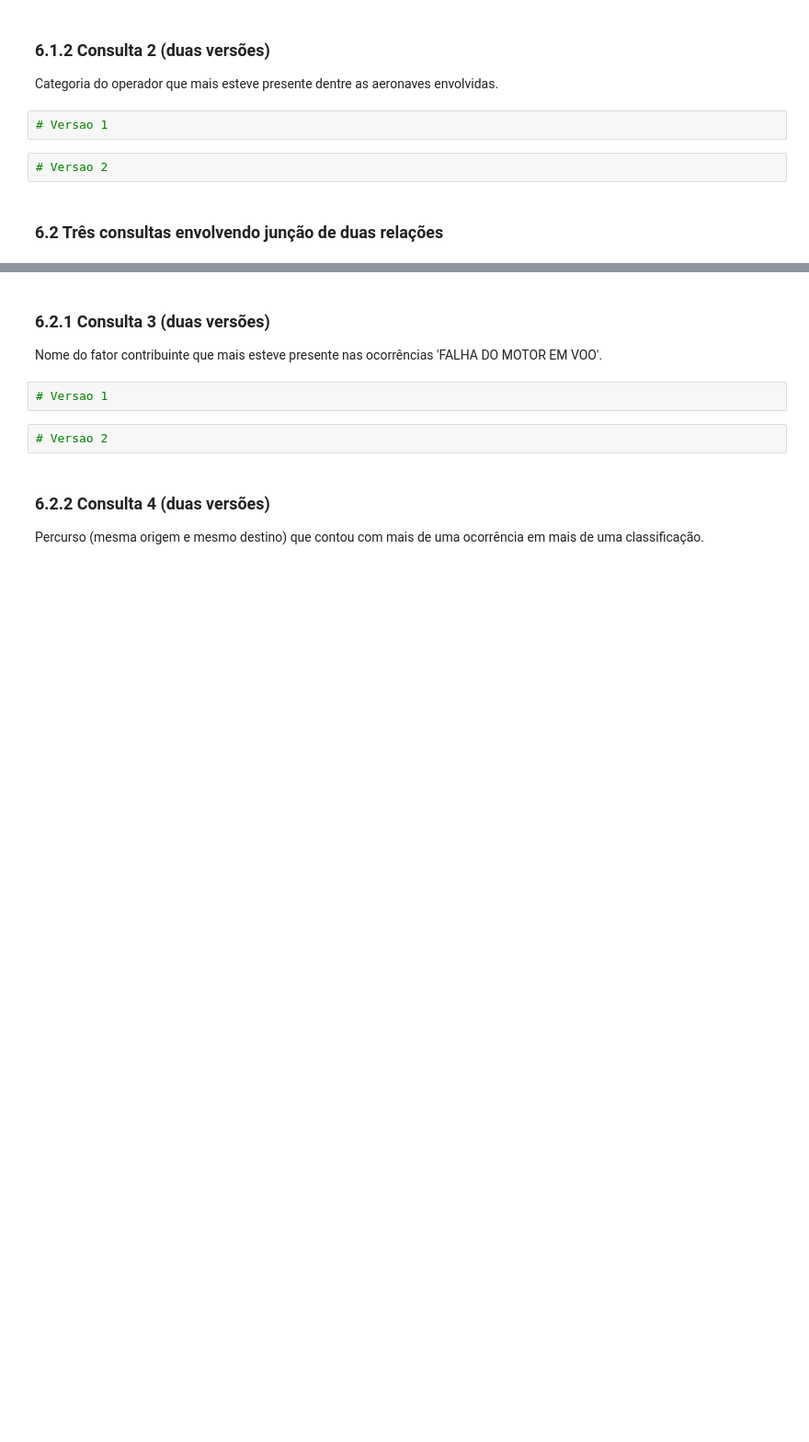
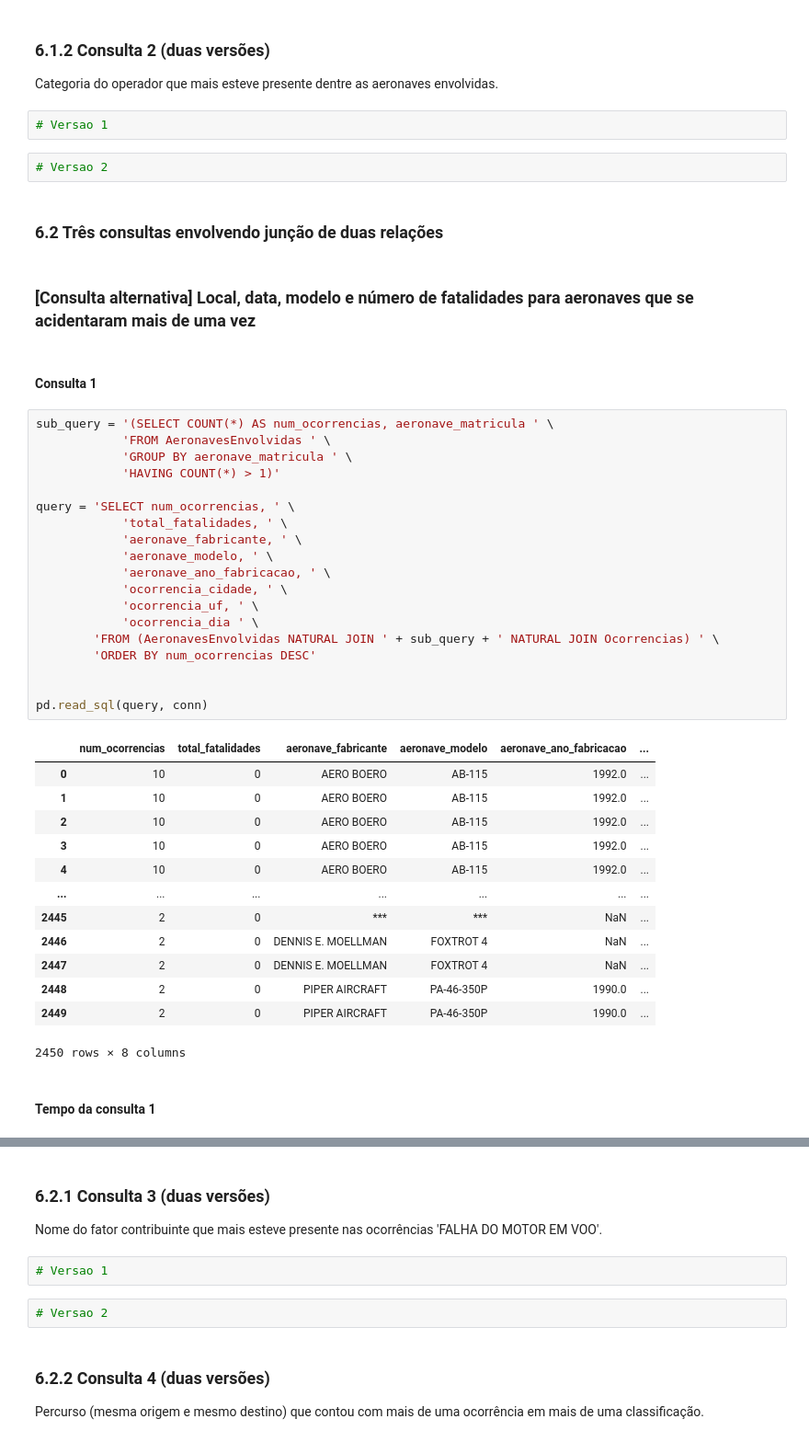
Before and after one commit to otavio-silva/IBD-TP2, a Jupyter notebook: code/TrabalhoPratico02.ipynb, the cells around one changed output, grey strips where cells are left out. Shown: that part at 92% size. Drawn from its saved outputs; the diff is of its cells as text; blank space fills up the shorter version.

Commit message:
Nova consulta: Local, data, modelo e número de fatalidades para aeronaves que se acidentaram mais de uma vez

```diff
--- a/code/TrabalhoPratico02.ipynb
+++ b/code/TrabalhoPratico02.ipynb
@@ -338,3 +338,42 @@ Categoria do operador que mais esteve presente dentre as aeronaves envolvidas.
 # Versao 2
 # %% [markdown]
 ### 6.2 Três consultas envolvendo junção de duas relações
+# %% [markdown]
+### [Consulta alternativa] Local, data, modelo e número de fatalidades para aeronaves que se acidentaram mais de uma vez
+# %% [markdown]
+#### Consulta 1
+# %%
+sub_query = '(SELECT COUNT(*) AS num_ocorrencias, aeronave_matricula ' \
+            'FROM AeronavesEnvolvidas ' \
+            'GROUP BY aeronave_matricula ' \
+            'HAVING COUNT(*) > 1)'
+
+query = 'SELECT num_ocorrencias, ' \
+            'total_fatalidades, ' \
+            'aeronave_fabricante, ' \
+            'aeronave_modelo, ' \
+            'aeronave_ano_fabricacao, ' \
+            'ocorrencia_cidade, ' \
+            'ocorrencia_uf, ' \
+            'ocorrencia_dia ' \
+        'FROM (AeronavesEnvolvidas NATURAL JOIN ' + sub_query + ' NATURAL JOIN Ocorrencias) ' \
+        'ORDER BY num_ocorrencias DESC'
+
+
+pd.read_sql(query, conn)
+# %% [output]
+|  | num_ocorrencias | total_fatalidades | aeronave_fabricante | aeronave_modelo | aeronave_ano_fabricacao | ... |
+| 0 | 10 | 0 | AERO BOERO | AB-115 | 1992.0 | ... |
+| 1 | 10 | 0 | AERO BOERO | AB-115 | 1992.0 | ... |
+| 2 | 10 | 0 | AERO BOERO | AB-115 | 1992.0 | ... |
+| 3 | 10 | 0 | AERO BOERO | AB-115 | 1992.0 | ... |
+| 4 | 10 | 0 | AERO BOERO | AB-115 | 1992.0 | ... |
+| ... | ... | ... | ... | ... | ... | ... |
+| 2445 | 2 | 0 | *** | *** | NaN | ... |
+| 2446 | 2 | 0 | DENNIS E. MOELLMAN | FOXTROT 4 | NaN | ... |
+| 2447 | 2 | 0 | DENNIS E. MOELLMAN | FOXTROT 4 | NaN | ... |
+| 2448 | 2 | 0 | PIPER AIRCRAFT | PA-46-350P | 1990.0 | ... |
+| 2449 | 2 | 0 | PIPER AIRCRAFT | PA-46-350P | 1990.0 | ... |
+2450 rows × 8 columns
+# %% [markdown]
+#### Tempo da consulta 1
```
Also changed, not shown: parts of 10 cells of this notebook.
